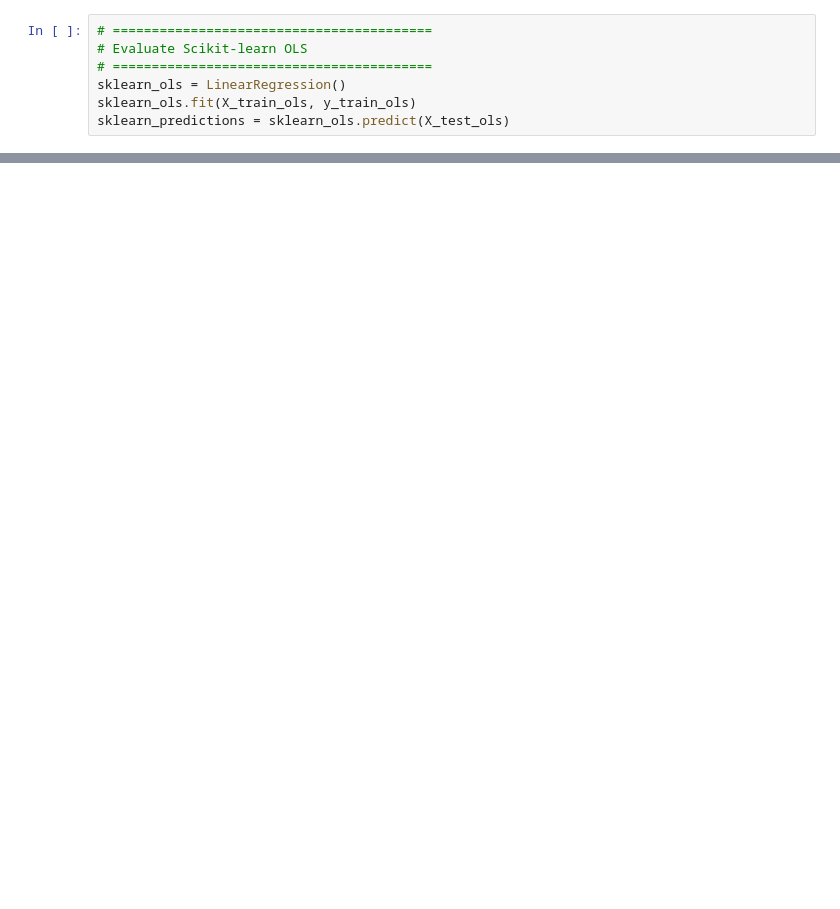
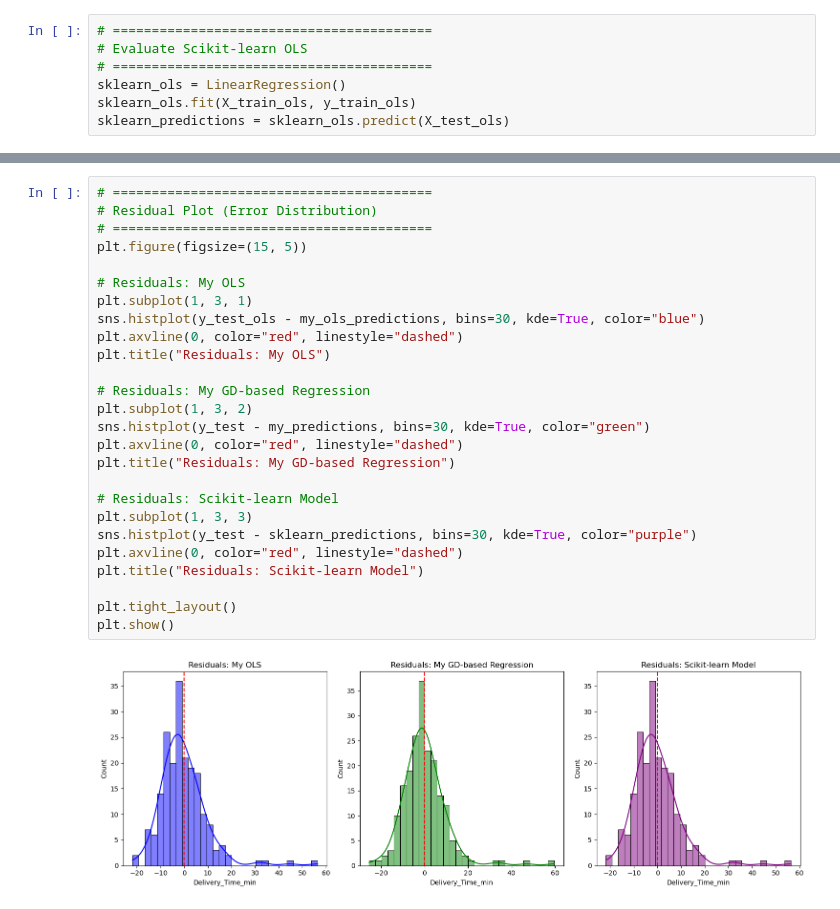
Before and after one commit to yash750/MachineLearning, a Jupyter notebook: experimentWithScikit.ipynb, the cells around one changed output, grey strips where cells are left out. Saved outputs shown, nothing was run; the diff lists cells and outputs as text; blank space fills up the shorter version.

```diff
--- a/experimentWithScikit.ipynb
+++ b/experimentWithScikit.ipynb
@@ -147,0 +220,28 @@ R2 Score: 0.7895124490622696
+# %%
+# =========================================
+# Residual Plot (Error Distribution)
+# =========================================
+plt.figure(figsize=(15, 5))
+
+# Residuals: My OLS
+plt.subplot(1, 3, 1)
+sns.histplot(y_test_ols - my_ols_predictions, bins=30, kde=True, color="blue")
+plt.axvline(0, color="red", linestyle="dashed")
+plt.title("Residuals: My OLS")
+
+# Residuals: My GD-based Regression
+plt.subplot(1, 3, 2)
+sns.histplot(y_test - my_predictions, bins=30, kde=True, color="green")
+plt.axvline(0, color="red", linestyle="dashed")
+plt.title("Residuals: My GD-based Regression")
+
+# Residuals: Scikit-learn Model
+plt.subplot(1, 3, 3)
+sns.histplot(y_test - sklearn_predictions, bins=30, kde=True, color="purple")
+plt.axvline(0, color="red", linestyle="dashed")
+plt.title("Residuals: Scikit-learn Model")
+
+plt.tight_layout()
+plt.show()
+# %% [output]
+[figure, added]
```
Also changed, not shown: parts of 5 cells of this notebook.
